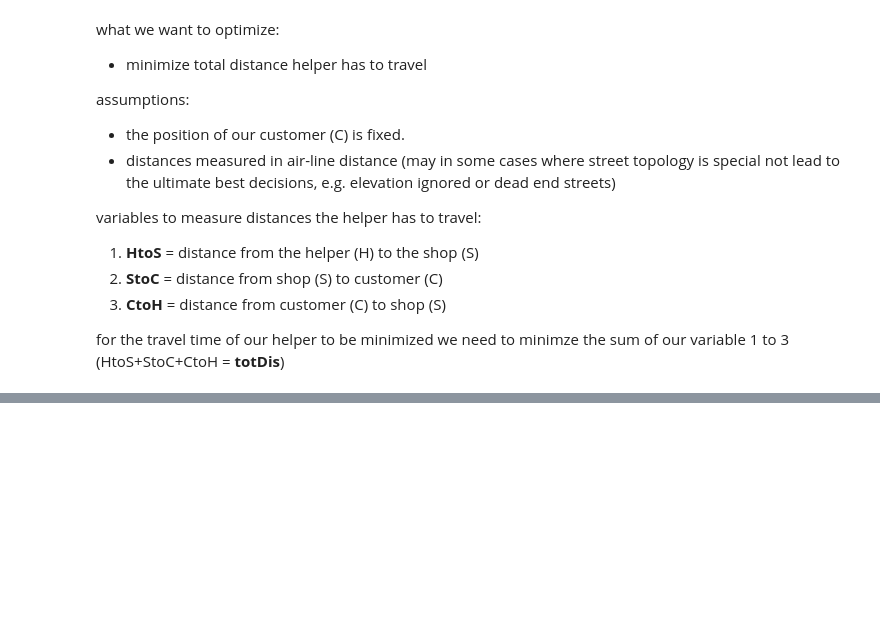
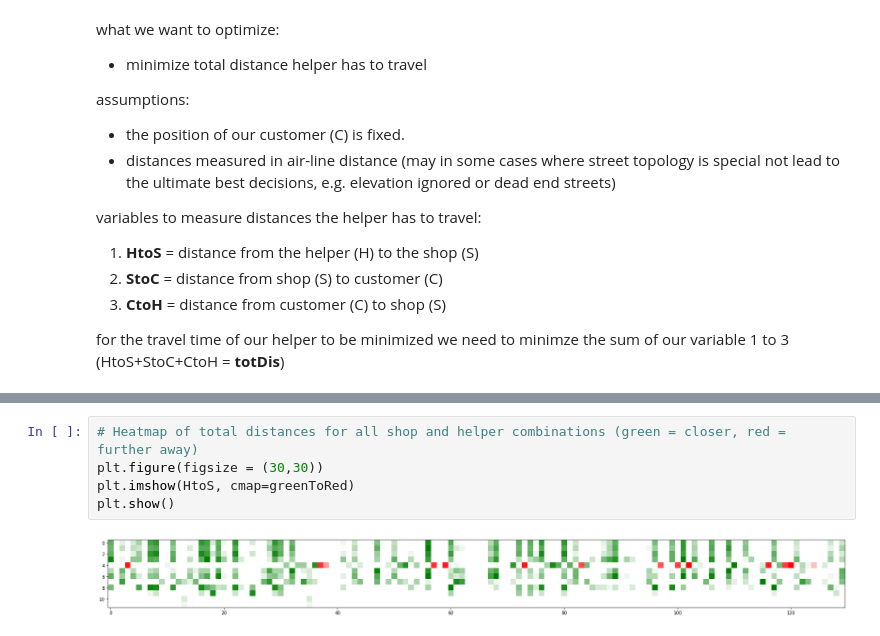
Before and after one commit to Funisher-code/Coursera_Capstone, a Jupyter notebook: notebook/POC_food_delivery_recommender_system.ipynb, the cells around one changed output, grey strips where cells are left out. Drawn from its saved outputs; the diff is of its cells as text; blank space fills up the shorter version.

```diff
--- a/notebook/POC_food_delivery_recommender_system.ipynb
+++ b/notebook/POC_food_delivery_recommender_system.ipynb
@@ -629,0 +723,7 @@ HTML(m._repr_html_())
+# %%
+# Heatmap of total distances for all shop and helper combinations (green = closer, red = further away)
+plt.figure(figsize = (30,30))
+plt.imshow(HtoS, cmap=greenToRed)
+plt.show()
+# %% [output]
+[figure, added]
```
Also changed, not shown: parts of 42 cells of this notebook, 1 other file.
